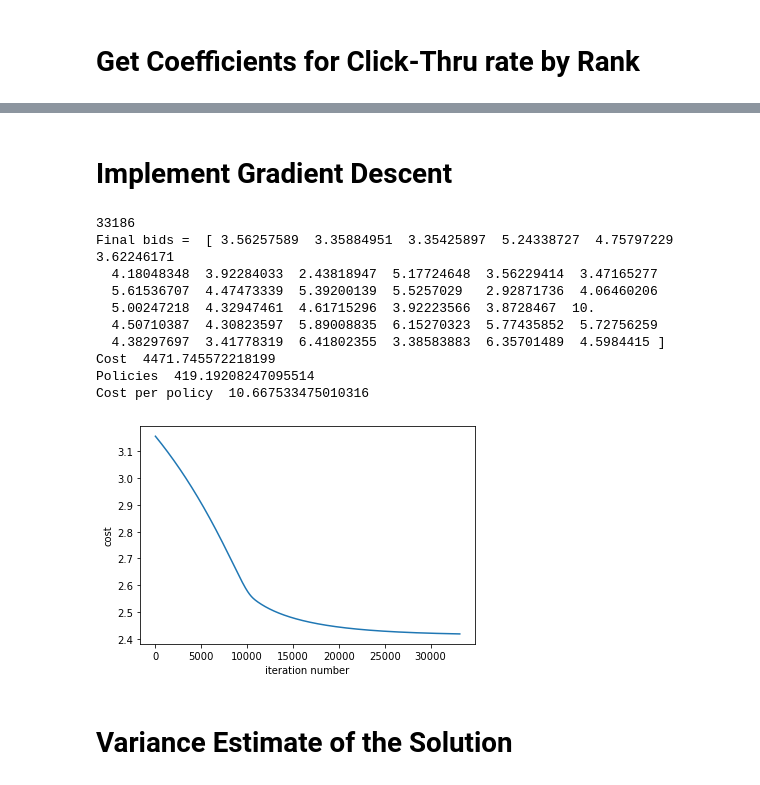
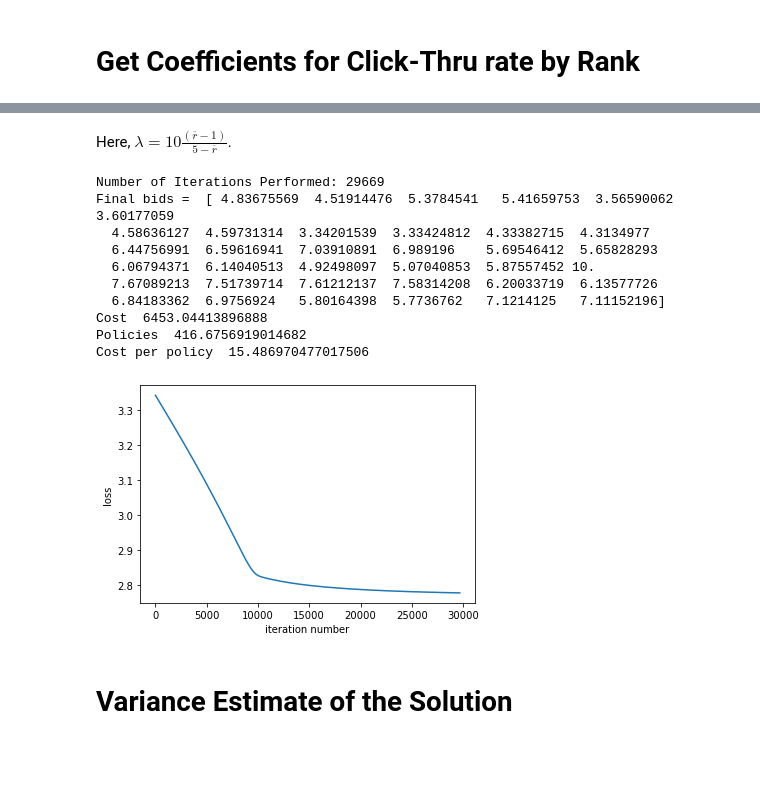
Before and after one commit to gedwards09/Root-it, a Jupyter notebook: Gradient_Descent.ipynb, the cells around one changed output, grey strips where cells are left out. Cells and saved outputs as stored; diff of their text form; code cells hidden in the pictures; blank space fills up the shorter version.

```diff
--- a/Gradient_Descent.ipynb
+++ b/Gradient_Descent.ipynb
@@ -113,0 +77,2 @@ import scipy.special
+# %% [markdown]
+Here, $\lambda = 10 \frac {(\overline r-1)}{5 - \overline r}$.
@@ -114,6 +99,6 @@ import scipy.special
 # %%
 # regularization parameter
-alpha = 1
+alpha = .65
 # %%
 
 # find the expected click rate for each bid
@@ -122,9 +107,14 @@ def ExpectedClickRate(bids):
     arr = np.zeros(36)
     for i in range(36):
         s = 0
-        for j in range(4):
-            s += scipy.special.binom(4,j)*click_rates_by_rank[j]*\
-                ((np.exp(-bids[i]/lm[i]))**j)*((1 - np.exp(-bids[i]/lm[i]))**(4-j))
+        if bids[i]>10:
+            for j in range(5):
+                prob = (10/(10+lm[i]))*np.exp(-(bids[i]-10)/lm[i])
+                s += scipy.special.binom(4,j)*click_rates_by_rank[j]*(prob**j)*((1-prob)**(4-j))
+        else:
+            for j in range(5):
+                prob = 1 - (bids[i]/10)*lm[i]/(10+lm[i])
+                s += scipy.special.binom(4,j)*click_rates_by_rank[j]*(prob**j)*((1-prob)**(4-j))
         arr[i]=s
     return arr
 
@@ -145,7 +135,8 @@ def ExpectedPoliciesSold(bids,batch):
         s+= p[a]*clicks[a]
     return s
 
-# Loss here is log cost per customer acquired. Seek to minimize loss function
+# Loss here is log(cost per customer acquired) with constraint to ensure minimum is greater than 400.
+# Seek to minimize loss function
 def Loss(bids,batch):
     policies = ExpectedPoliciesSold(bids,batch)
     return np.log( ExpectedCost(bids,batch)) - np.log(policies) + alpha*np.log((policies-399)/(policies-400))
@@ -165,34 +156,35 @@ def dLdb(bids,batch):
     dPdb = np.zeros(36)
     for i in range(36):
         s=0
-        for j in range(4):
-            s-=click_rates_by_rank[j]*scipy.special.binom(4,j)*\
-                ((np.exp(-bids[i]/lm[i]))**j)*((1 - np.exp(-bids[i]/lm[i]))**(4-j))*j/lm[i]
-            s+= click_rates_by_rank[j]*scipy.special.binom(4,j)*\
-                ((np.exp(-bids[i]/lm[i]))**(j+1))*((1 - np.exp(-bids[i]/lm[i]))**(3-j))*(4-j)/lm[i]
+        if bids[i]>10:
+            prob = (10/(10+lm[i]))*np.exp(-(bids[i]-10)/lm[i])
+            dpdb = -(10/(10+lm[i]))*np.exp(-(bids[i]-10)/lm[i])/lm[i]
+        else:
+            prob = 1 - lm[i]*(bids[i]/10)/(10+lm[i])
+            dpdb = -(lm[i]/10)/(10+lm[i])
+        for j in range(5):
+            s += scipy.special.binom(4,j)*click_rates_by_rank[j]*j*(prob**(j-1))*((1-prob)**(4-j))*dpdb
+            s -= scipy.special.binom(4,j)*click_rates_by_rank[j]*(prob**j)*((1-prob)**(3-j))*(4-j)*dpdb
+
         # set value of gradient Expected click rate
         dRdb[i] = s
 
-        # set value of gradient expected cost
         dCdb[i] += clicks[i]
-        dCdb[i] += b[i]*dRdb[i]
+        dCdb[i] += bids[i]*dRdb[i]
 
-        # set values for gradient expected policies sold
-        dPdb[i] = p[i]*dRdb[i]
+        dPdb[i] += p[i]*dRdb[i]
 
-    # now compute the gradience of Loss
+    # now compute the gradient of Loss
     arr = np.zeros(36)
     for a in batch:
         arr[a] += dCdb[a]/cost - dPdb[a]/policies + alpha*dPdb[a]*( 1/(policies - 399) - 1/(policies-400))
     return arr
-# %% [markdown]
-# Implement Gradient Descent
 # %%
 # Initialize all bids at $10
 b=10*np.ones(36)
 
 # Number of iterations to do grad descent
-niterations=int(5*1e4)
+niterations=int(3*1e4)
 
 
 # Learning rate
@@ -202,45 +194,45 @@ m=10000
 # minimum possible bid
 min_val = 0.01
 
 samples = df["class"].to_numpy()
 batch = samples #np.random.choice(samples, size=m, replace=True)
 
 losses=np.zeros(niterations+1)
 losses[0]=Loss(b, batch)
 for i in range(niterations):
     # batch = np.random.choice(samples, size=m, replace=True)
     grad = dLdb(b, batch)
     if sum(np.abs(grad))<.01:
-        print(i)
+        print("Number of Iterations Performed:",i)
         break
     b = b-epsilon*grad
     # set any negative values to min_val
     b[b<min_val] = min_val
     losses[i+1]=Loss(b,batch)
     if ExpectedPoliciesSold(b,batch)<400:
         break
 
 plt.figure()
 plt.plot(losses[losses>0])
 plt.ylabel("loss")
 plt.xlabel("iteration number")
 #plt.yscale("log")
 print("Final bids = ",b)
 print("Cost ", ExpectedCost(b,samples))
 print("Policies ", ExpectedPoliciesSold(b,samples))
 print("Cost per policy ", ExpectedCost(b,samples)/ExpectedPoliciesSold(b,samples))
 # %% [output]
-33186
-Final bids =  [ 3.56257589  3.35884951  3.35425897  5.24338727  4.75797229  3.62246171
-  4.18048348  3.92284033  2.43818947  5.17724648  3.56229414  3.47165277
-  5.61536707  4.47473339  5.39200139  5.5257029   2.92871736  4.06460206
-  5.00247218  4.32947461  4.61715296  3.92223566  3.8728467  10.
-  4.50710387  4.30823597  5.89008835  6.15270323  5.77435852  5.72756259
-  4.38297697  3.41778319  6.41802355  3.38583883  6.35701489  4.5984415 ]
-Cost  4471.745572218199
-Policies  419.19208247095514
-Cost per policy  10.667533475010316
+Number of Iterations Performed: 29669
+Final bids =  [ 4.83675569  4.51914476  5.3784541   5.41659753  3.56590062  3.60177059
+  4.58636127  4.59731314  3.34201539  3.33424812  4.33382715  4.3134977
+  6.44756991  6.59616941  7.03910891  6.989196    5.69546412  5.65828293
+  6.06794371  6.14040513  4.92498097  5.07040853  5.87557452 10.
+  7.67089213  7.51739714  7.61212137  7.58314208  6.20033719  6.13577726
+  6.84183362  6.9756924   5.80164398  5.7736762   7.1214125   7.11152196]
+Cost  6453.04413896888
+Policies  416.6756919014682
+Cost per policy  15.486970477017506
-[figure, old version]
+[figure, new version]
 # %% [markdown]
 # Variance Estimate of the Solution
 # %% [markdown]
```
Also changed, not shown: parts of 26 cells of this notebook.
